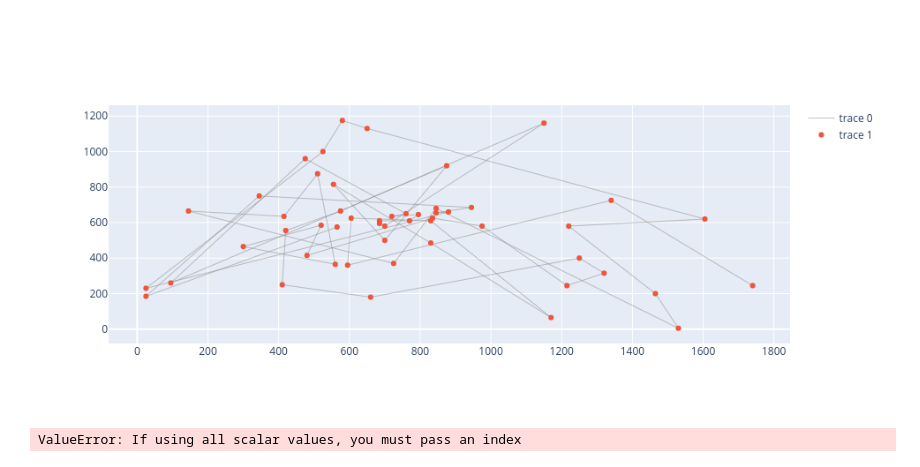
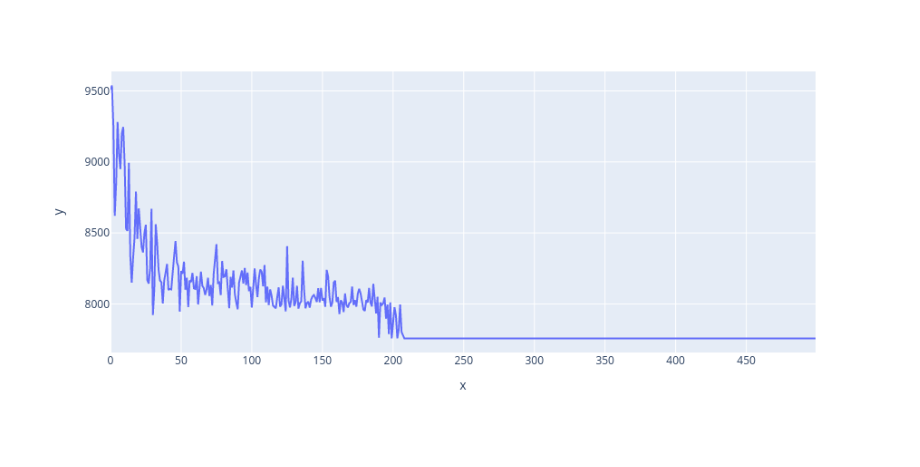
Before and after one commit to maicondallg/ACO, a Jupyter notebook: Untitled.ipynb, the cells around one changed output. Drawn from its saved outputs; the diff is of its cells as text; code cells hidden in the pictures.

```diff
--- a/Untitled.ipynb
+++ b/Untitled.ipynb
@@ -65,14 +15,2 @@ fig.show()
-# %%
-edge_trace = go.Scatter(x=data[:,0], y=data[:,1],
-    line=dict(width=0.5, color='#888'),
-    hoverinfo='none',
-    mode='lines')
-
-node_trace = go.Scatter(x=data[:,0], y=data[:,1],
-    hoverinfo='none',
-    mode='markers')
-
-fig = go.Figure(data=[edge_trace, node_trace])
-fig.show()
-# %% [output]
-[figure, removed]
+# %%
+historico = pickle.load(open('historico.p','rb'))
@@ -79,4 +19,6 @@ fig.show()
+# %%
+distancias = [x['distancia'] for x in historico]
 # %%
-px.line(x=data[:,0], y=data[:,1])
+px.line(y=distancias)
 # %% [output]
-ValueError: If using all scalar values, you must pass an index
+[figure, added]
```
Also changed, not shown: parts of 19 cells of this notebook, 15 other files.
